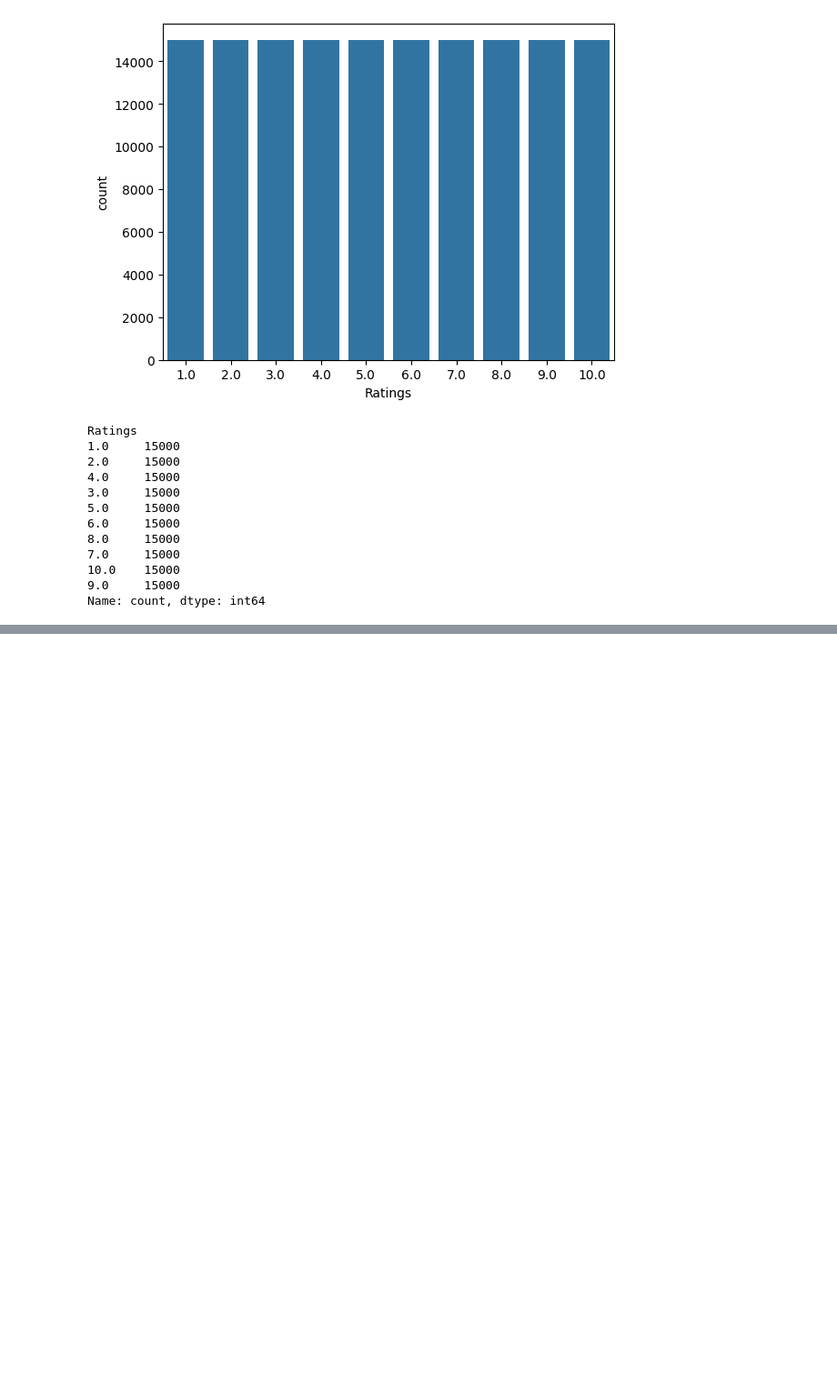
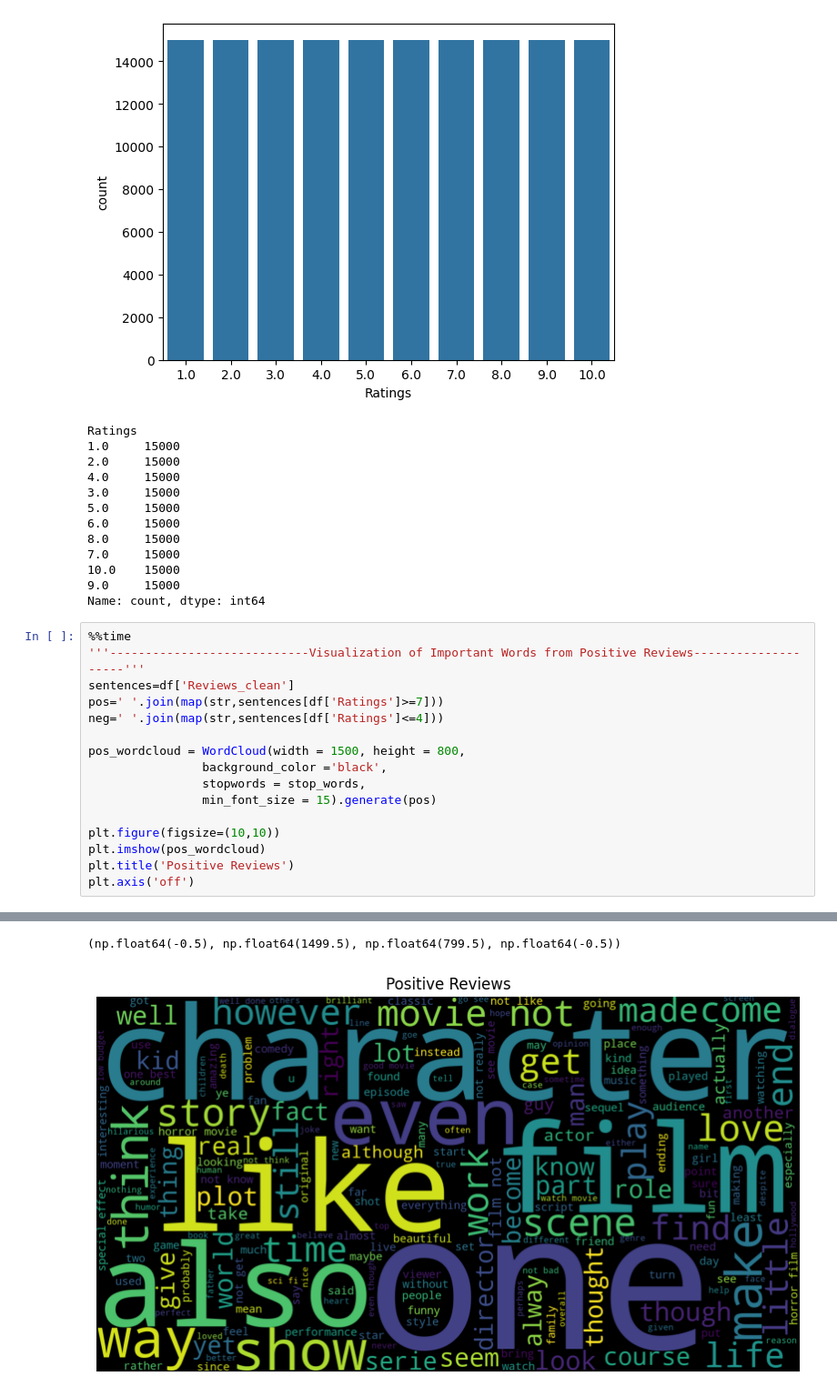
Before and after one commit to BirukM14/sentimental-analysis, a Jupyter notebook: notebook/eda.ipynb, the cells around one changed output, grey strips where cells are left out. Shown: that part at 91% size. Cells and saved outputs as stored; diff of their text form; blank space fills up the shorter version.

```diff
--- a/notebook/eda.ipynb
+++ b/notebook/eda.ipynb
@@ -270,3 +270,20 @@ Ratings
 10.0    15000
 9.0     15000
 Name: count, dtype: int64
+# %%
+%%time
+'''----------------------------Visualization of Important Words from Positive Reviews--------------------'''
+sentences=df['Reviews_clean']
+pos=' '.join(map(str,sentences[df['Ratings']>=7]))
+neg=' '.join(map(str,sentences[df['Ratings']<=4]))
+
+pos_wordcloud = WordCloud(width = 1500, height = 800,
+                background_color ='black',
+                stopwords = stop_words,
+                min_font_size = 15).generate(pos)
+
+plt.figure(figsize=(10,10))
+plt.imshow(pos_wordcloud)
+plt.title('Positive Reviews')
+plt.axis('off')
+# %% [output]
@@ -272,0 +292,2 @@ Name: count, dtype: int64
+(np.float64(-0.5), np.float64(1499.5), np.float64(799.5), np.float64(-0.5))
+[figure, added]
```
Also changed, not shown: parts of 3 cells of this notebook.
